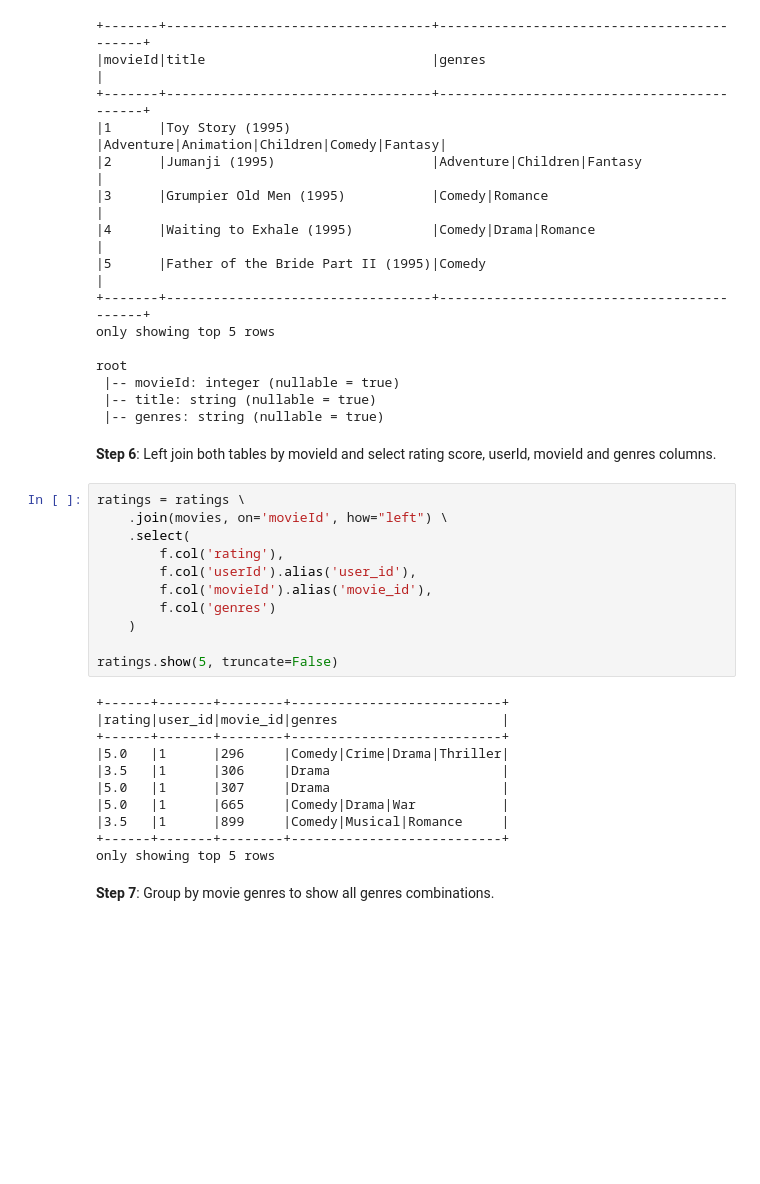
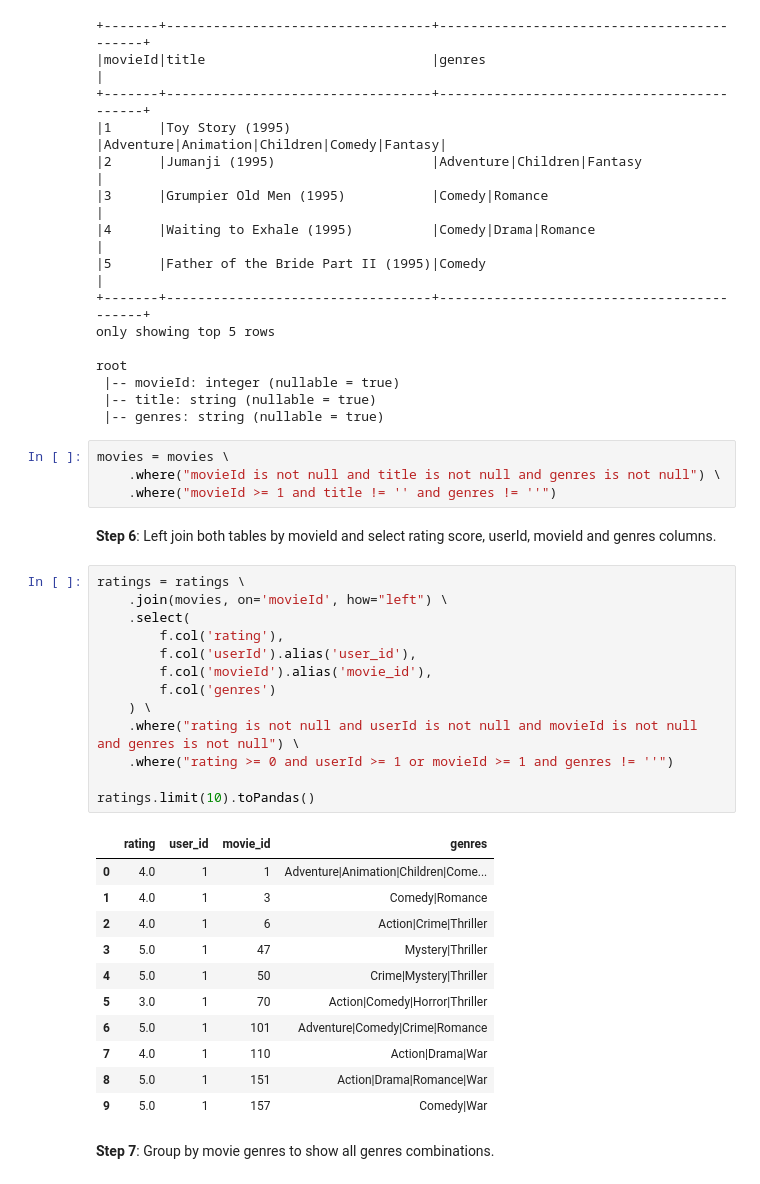
Before and after one commit to adrianmarino/recomendation-system-aproches, a Jupyter notebook: user-movie-genres-model/1.input-data-building.ipynb, the cells around one changed output. Saved outputs shown, nothing was run; the diff lists cells and outputs as text; blank space fills up the shorter version.

```diff
--- a/user-movie-genres-model/1.input-data-building.ipynb
+++ b/user-movie-genres-model/1.input-data-building.ipynb
@@ -123,30 +121,37 @@ root
  |-- movieId: integer (nullable = true)
  |-- title: string (nullable = true)
  |-- genres: string (nullable = true)
+# %%
+movies = movies \
+    .where("movieId is not null and title is not null and genres is not null") \
+    .where("movieId >= 1 and title != '' and genres != ''")
 # %% [markdown]
 **Step 6**: Left join both tables by movieId and select rating score, userId, movieId and genres columns.
 # %%
 ratings = ratings \
     .join(movies, on='movieId', how="left") \
     .select(
         f.col('rating'),
         f.col('userId').alias('user_id'),
         f.col('movieId').alias('movie_id'),
         f.col('genres')
-    )
+    ) \
+    .where("rating is not null and userId is not null and movieId is not null and genres is not null") \
+    .where("rating >= 0 and userId >= 1 or movieId >= 1 and genres != ''")
 
-ratings.show(5, truncate=False)
+ratings.limit(10).toPandas()
 # %% [output]
-+------+-------+--------+---------------------------+
-|rating|user_id|movie_id|genres                     |
-+------+-------+--------+---------------------------+
-|5.0   |1      |296     |Comedy|Crime|Drama|Thriller|
-|3.5   |1      |306     |Drama                      |
-|5.0   |1      |307     |Drama                      |
-|5.0   |1      |665     |Comedy|Drama|War           |
-|3.5   |1      |899     |Comedy|Musical|Romance     |
-+------+-------+--------+---------------------------+
-only showing top 5 rows
+|  | rating | user_id | movie_id | genres |
+| 0 | 4.0 | 1 | 1 | Adventure|Animation|Children|Come... |
+| 1 | 4.0 | 1 | 3 | Comedy|Romance |
+| 2 | 4.0 | 1 | 6 | Action|Crime|Thriller |
+| 3 | 5.0 | 1 | 47 | Mystery|Thriller |
+| 4 | 5.0 | 1 | 50 | Crime|Mystery|Thriller |
+| 5 | 3.0 | 1 | 70 | Action|Comedy|Horror|Thriller |
+| 6 | 5.0 | 1 | 101 | Adventure|Comedy|Crime|Romance |
+| 7 | 4.0 | 1 | 110 | Action|Drama|War |
+| 8 | 5.0 | 1 | 151 | Action|Drama|Romance|War |
+| 9 | 5.0 | 1 | 157 | Comedy|War |
 # %% [markdown]
 **Step 7**: Group by movie genres to show all genres combinations.
 # %%
```
Also changed, not shown: parts of 7 cells of this notebook, 58 other files.
